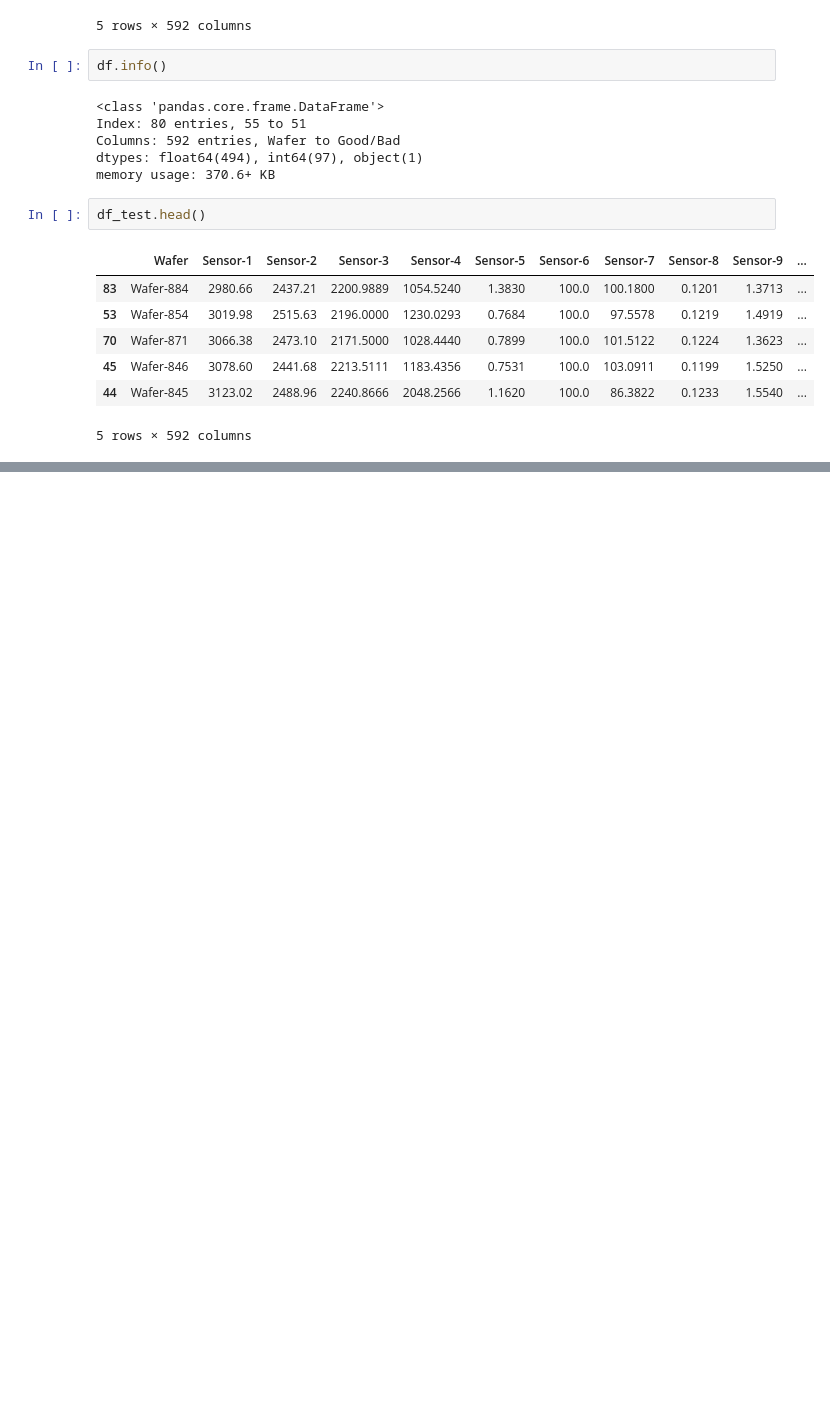
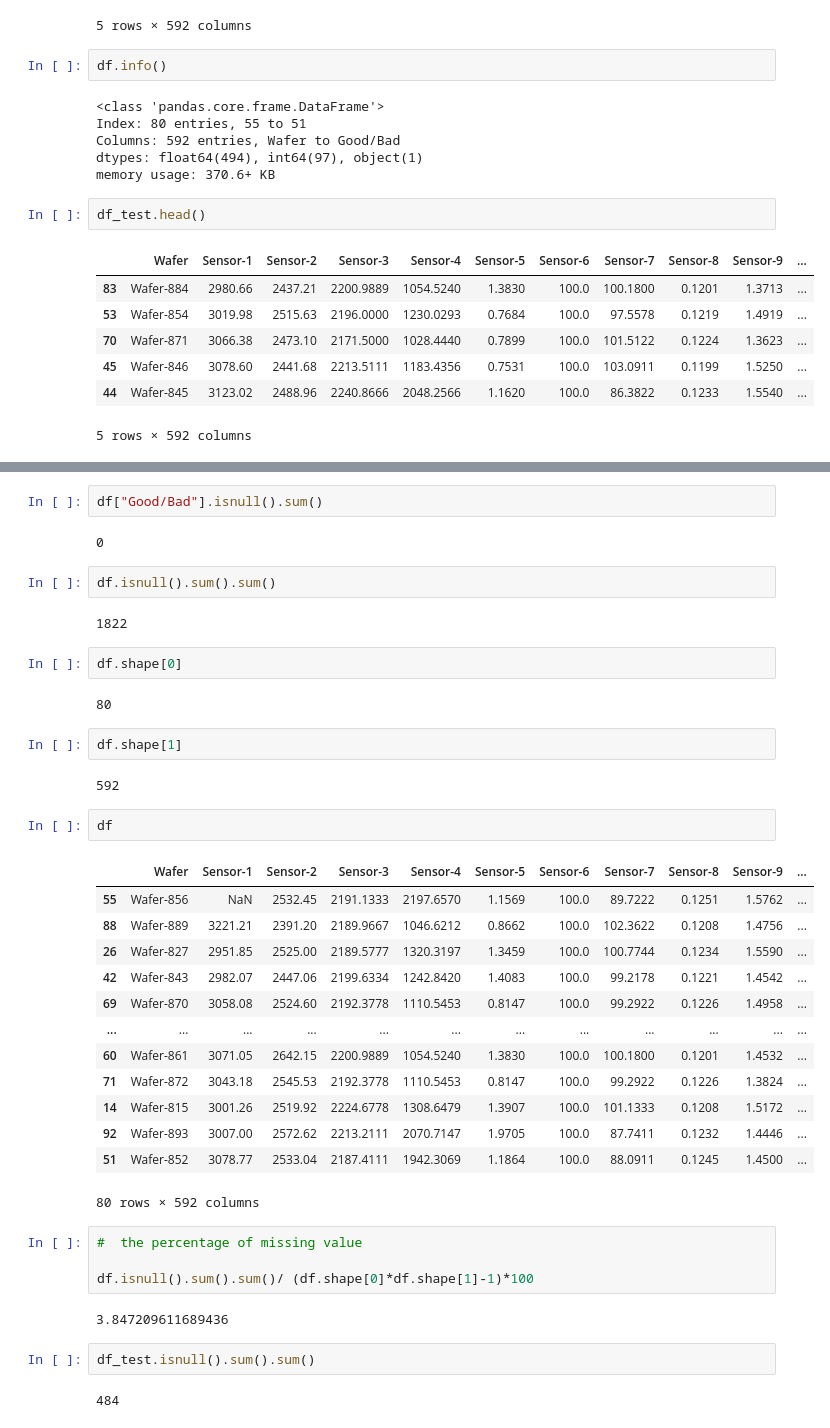
Before and after one commit to Shrungadithyaan/Water_Sensor_Prediction1, a Jupyter notebook: Water_Sensor_Prediction.ipynb, the cells around one changed output, grey strips where cells are left out. Cells and saved outputs as stored; diff of their text form; blank space fills up the shorter version.

```diff
--- a/Water_Sensor_Prediction.ipynb
+++ b/Water_Sensor_Prediction.ipynb
@@ -76,0 +109,42 @@ df_test.head()
+# %%
+df["Good/Bad"].isnull().sum()
+# %% [output]
+0
+# %%
+df.isnull().sum().sum()
+# %% [output]
+1822
+# %%
+df.shape[0]
+# %% [output]
+80
+# %%
+df.shape[1]
+# %% [output]
+592
+# %%
+df
+# %% [output]
+|  | Wafer | Sensor-1 | Sensor-2 | Sensor-3 | Sensor-4 | Sensor-5 | Sensor-6 | Sensor-7 | Sensor-8 | Sensor-9 | ... |
+| 55 | Wafer-856 | NaN | 2532.45 | 2191.1333 | 2197.6570 | 1.1569 | 100.0 | 89.7222 | 0.1251 | 1.5762 | ... |
+| 88 | Wafer-889 | 3221.21 | 2391.20 | 2189.9667 | 1046.6212 | 0.8662 | 100.0 | 102.3622 | 0.1208 | 1.4756 | ... |
+| 26 | Wafer-827 | 2951.85 | 2525.00 | 2189.5777 | 1320.3197 | 1.3459 | 100.0 | 100.7744 | 0.1234 | 1.5590 | ... |
+| 42 | Wafer-843 | 2982.07 | 2447.06 | 2199.6334 | 1242.8420 | 1.4083 | 100.0 | 99.2178 | 0.1221 | 1.4542 | ... |
+| 69 | Wafer-870 | 3058.08 | 2524.60 | 2192.3778 | 1110.5453 | 0.8147 | 100.0 | 99.2922 | 0.1226 | 1.4958 | ... |
+| ... | ... | ... | ... | ... | ... | ... | ... | ... | ... | ... | ... |
+| 60 | Wafer-861 | 3071.05 | 2642.15 | 2200.9889 | 1054.5240 | 1.3830 | 100.0 | 100.1800 | 0.1201 | 1.4532 | ... |
+| 71 | Wafer-872 | 3043.18 | 2545.53 | 2192.3778 | 1110.5453 | 0.8147 | 100.0 | 99.2922 | 0.1226 | 1.3824 | ... |
+| 14 | Wafer-815 | 3001.26 | 2519.92 | 2224.6778 | 1308.6479 | 1.3907 | 100.0 | 101.1333 | 0.1208 | 1.5172 | ... |
+| 92 | Wafer-893 | 3007.00 | 2572.62 | 2213.2111 | 2070.7147 | 1.9705 | 100.0 | 87.7411 | 0.1232 | 1.4446 | ... |
+| 51 | Wafer-852 | 3078.77 | 2533.04 | 2187.4111 | 1942.3069 | 1.1864 | 100.0 | 88.0911 | 0.1245 | 1.4500 | ... |
+80 rows × 592 columns
+# %%
+#  the percentage of missing value
+
+df.isnull().sum().sum()/ (df.shape[0]*df.shape[1]-1)*100
+# %% [output]
+3.847209611689436
+# %%
+df_test.isnull().sum().sum()
+# %% [output]
+484
```
Also changed, not shown: parts of 14 cells of this notebook, 1 other file.
